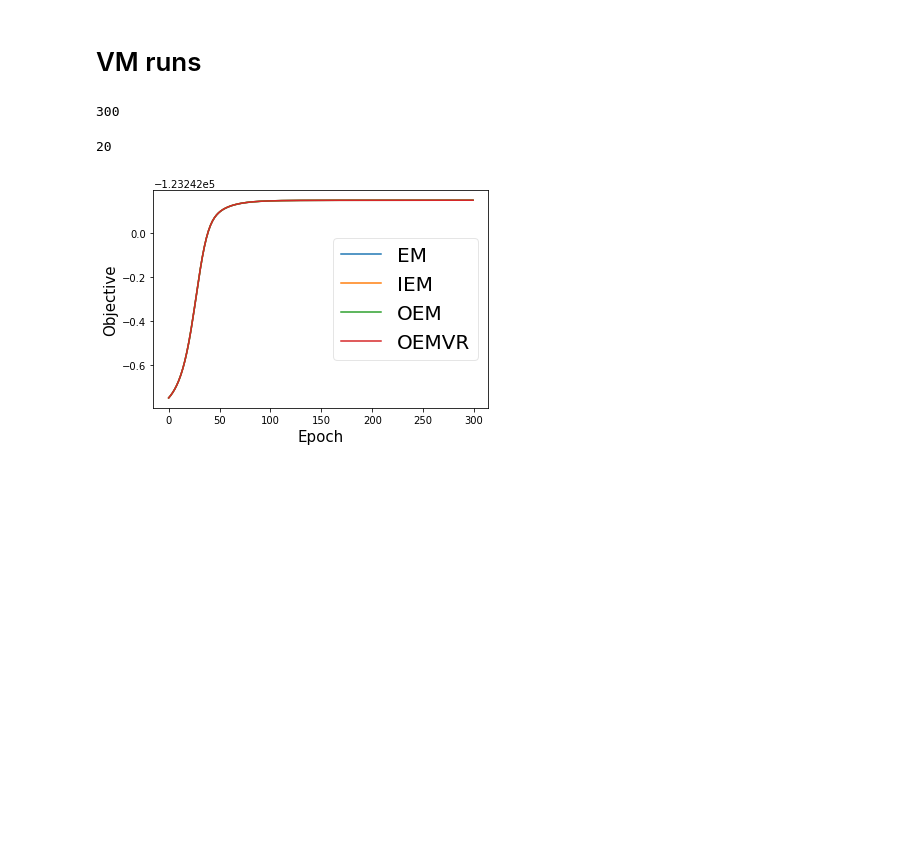
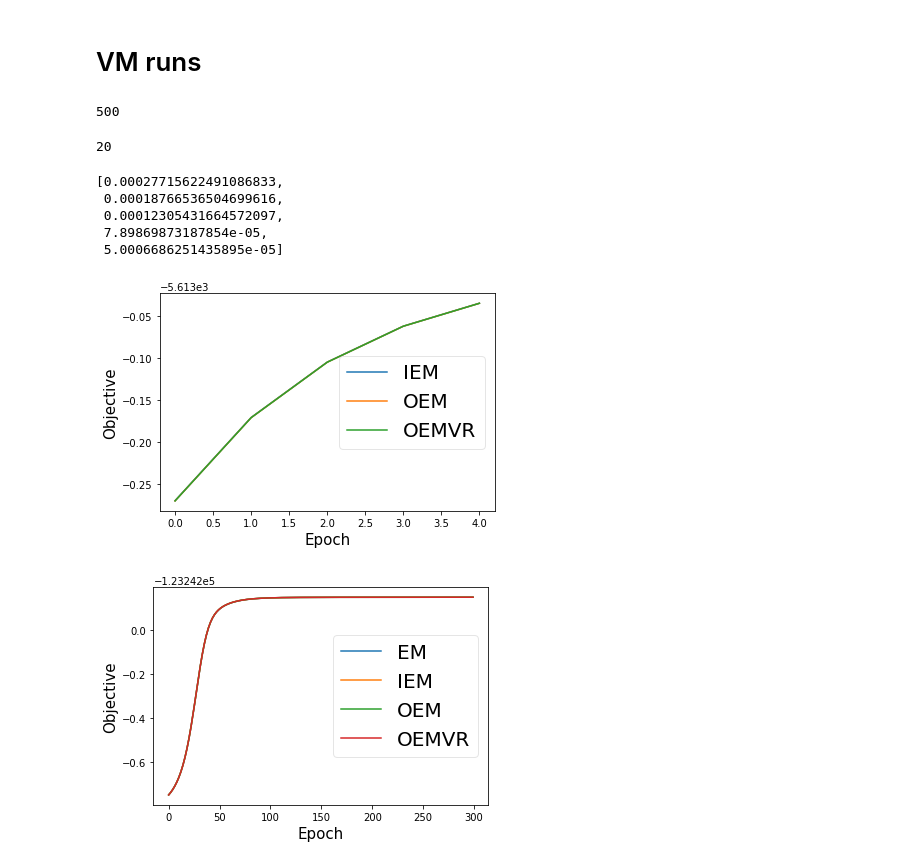
Before and after one commit to BelhalK/AccelerationTrainingAlgorithms, a Jupyter notebook: FastIEM/src/pLSA/Graphs.ipynb, the cells around one changed output. Cells and saved outputs as stored; diff of their text form; code cells hidden in the pictures; blank space fills up the shorter version.

```diff
--- a/FastIEM/src/pLSA/Graphs.ipynb
+++ b/FastIEM/src/pLSA/Graphs.ipynb
@@ -25,12 +25,22 @@ with open ('lossesVM_More/localoemloss', 'rb') as fp:
     oem = pickle.load(fp)
 with open ('lossesVM_More/localoemvrloss', 'rb') as fp:
     oemvr = pickle.load(fp)
+# %%
+### WARNING: files created with python2 must be read with python2
+with open ('lossessmall/localemloss', 'rb') as fp:
+    em = pickle.load(fp)
+with open ('lossessmall/localiemloss', 'rb') as fp:
+    iem = pickle.load(fp)
+with open ('lossessmall/localoemloss', 'rb') as fp:
+    oem = pickle.load(fp)
+with open ('lossessmall/localoemvrloss', 'rb') as fp:
+    oemvr = pickle.load(fp)
 # %%
 epochs = len(em)
 # %%
 epochs
 # %% [output]
-300
+500
 # %%
 len(em[30:50])
 # %% [output]
@@ -40,3 +53,25 @@ start = 45
+# %%
+map(lambda x,y: x-y,iem[start:end], oem[start:end])
+# %% [output]
+[0.00027715622491086833,
+ 0.00018766536504699616,
+ 0.00012305431664572097,
+ 7.89869873187854e-05,
+ 5.0006686251435895e-05]
+# %%
+start = 75
+end = 80
+#plt.plot(np.arange(len(em[start:end])), em[start:end], label='EM')
+plt.plot(np.arange(len(em[start:end])), iem[start:end], label='IEM')
+plt.plot(np.arange(len(em[start:end])), oem[start:end], label='OEM')
+plt.plot(np.arange(len(em[start:end])), oemvr[start:end], label='OEMVR')
+leg = plt.legend(fontsize=20,fancybox=True, loc='right')
+leg.get_frame().set_alpha(0.5)
+plt.xlabel('Epoch', fontsize=15)
+plt.ylabel('Objective', fontsize=15)
+plt.show()
+# %% [output]
+[figure, added]
 # %%
 start = 0
 plt.plot(np.arange(len(em[start:])), em[start:], label='EM')
```
Also changed, not shown: parts of 1 cell of this notebook, 4 other files.
